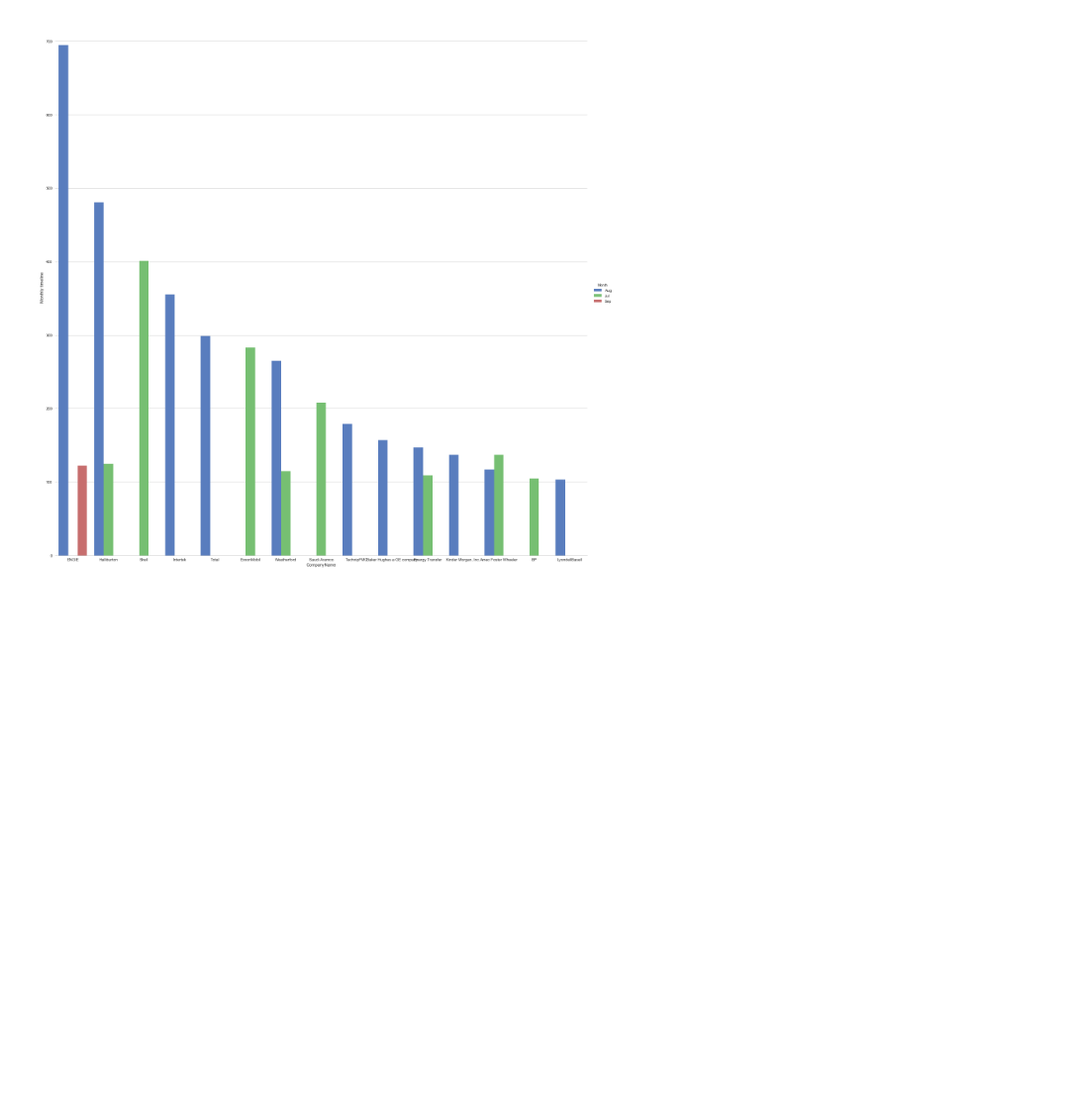
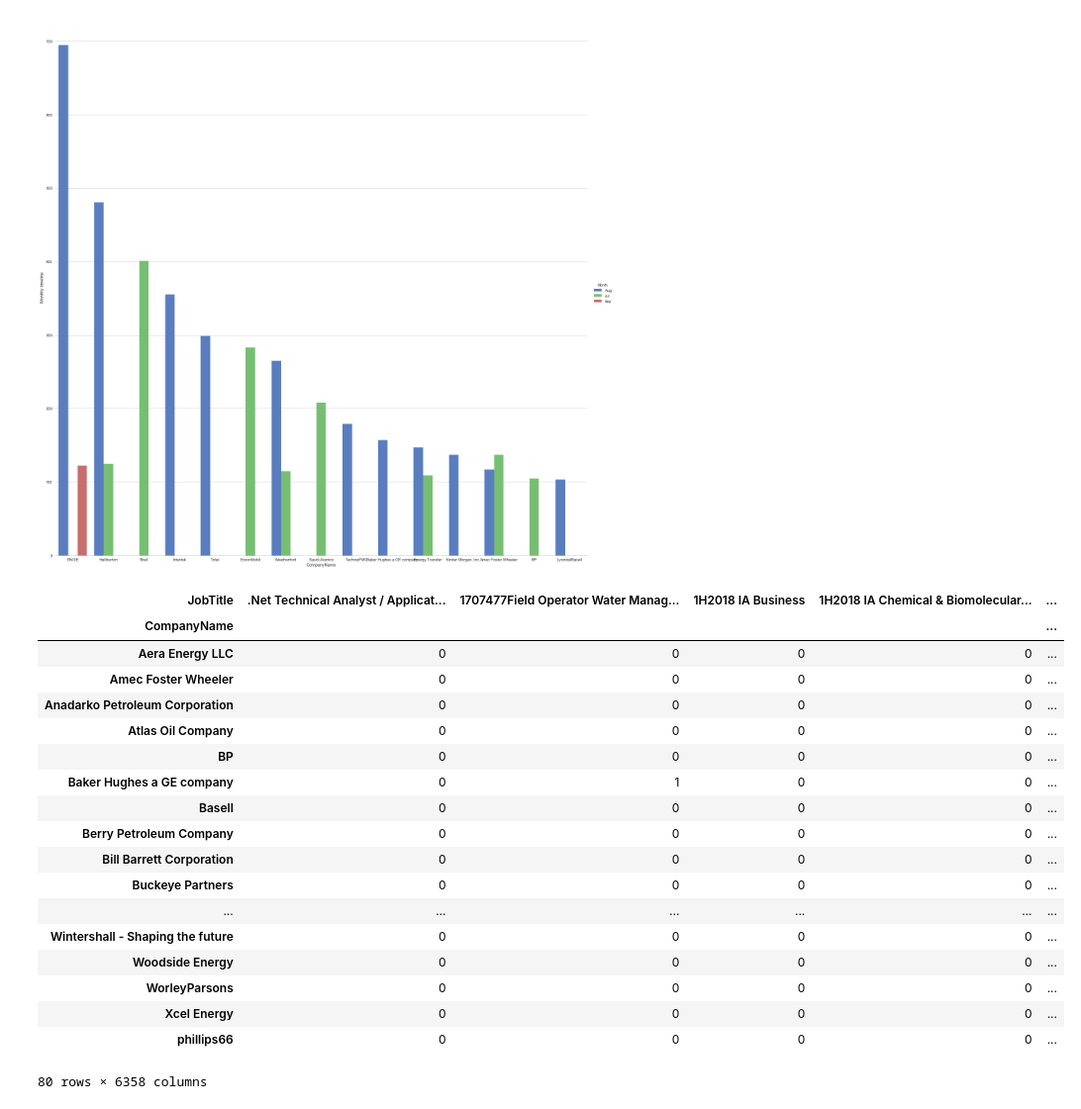
Before and after one commit to sp3234/DataScience, a Jupyter notebook: LinkedIn.ipynb, the cells around one changed output. Shown at 99% size. Drawn from its saved outputs; the diff is of its cells as text; code cells hidden in the pictures; blank space fills up the shorter version.

```diff
--- a/LinkedIn.ipynb
+++ b/LinkedIn.ipynb
@@ -156,0 +159,34 @@ from apyori import apriori
+# %%
+job_trends = (grouped_df.groupby(['CompanyName','JobTitle'])['counts']
+          .sum().unstack().reset_index().fillna(0)
+          .set_index('CompanyName'))
+# %%
+def encode_units(x):
+    if x <= 0:
+        return 0
+    if x >= 1:
+        return 1
+
+job_trends = job_trends.applymap(encode_units)
+# %%
+job_trends
+# %% [output]
+| JobTitle | .Net Technical Analyst / Applicat... | 1707477Field Operator Water Manag... | 1H2018 IA Business | 1H2018 IA Chemical & Biomolecular... | ... |
+| CompanyName |  |  |  |  | ... |
+| Aera Energy LLC | 0 | 0 | 0 | 0 | ... |
+| Amec Foster Wheeler | 0 | 0 | 0 | 0 | ... |
+| Anadarko Petroleum Corporation | 0 | 0 | 0 | 0 | ... |
+| Atlas Oil Company | 0 | 0 | 0 | 0 | ... |
+| BP | 0 | 0 | 0 | 0 | ... |
+| Baker Hughes a GE company | 0 | 1 | 0 | 0 | ... |
+| Basell | 0 | 0 | 0 | 0 | ... |
+| Berry Petroleum Company | 0 | 0 | 0 | 0 | ... |
+| Bill Barrett Corporation | 0 | 0 | 0 | 0 | ... |
+| Buckeye Partners | 0 | 0 | 0 | 0 | ... |
+| ... | ... | ... | ... | ... | ... |
+| Wintershall - Shaping the future | 0 | 0 | 0 | 0 | ... |
+| Woodside Energy | 0 | 0 | 0 | 0 | ... |
+| WorleyParsons | 0 | 0 | 0 | 0 | ... |
+| Xcel Energy | 0 | 0 | 0 | 0 | ... |
+| phillips66 | 0 | 0 | 0 | 0 | ... |
+80 rows × 6358 columns
```
Also changed, not shown: parts of 6 cells of this notebook.
